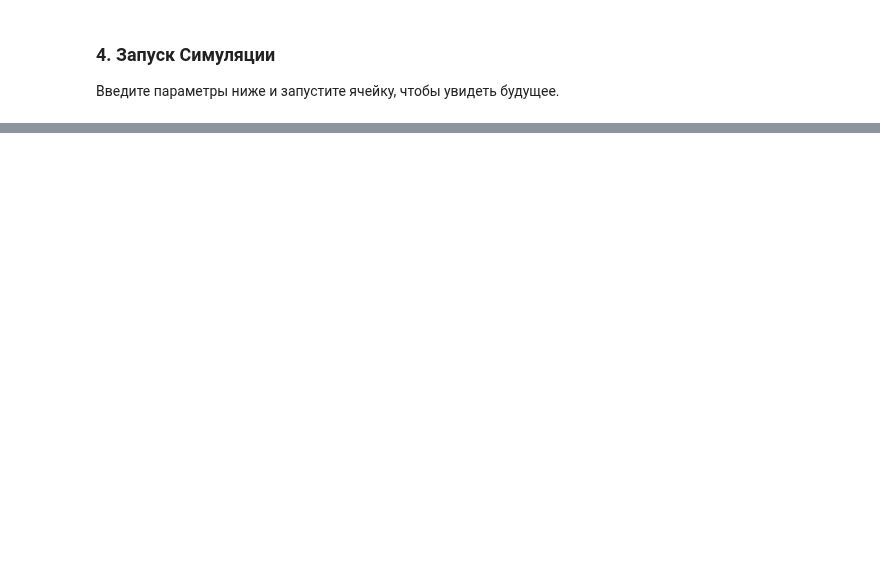
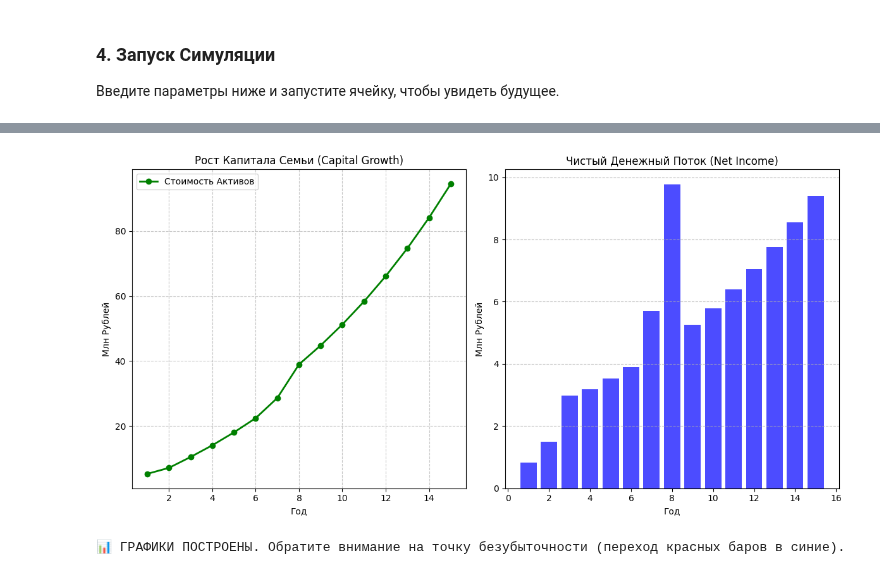
Before and after one commit to NeuroLoft/NEURO-ESTATE, a Jupyter notebook: Neuro_Estate_Simulation.ipynb, the cells around one changed output, grey strips where cells are left out. Saved outputs shown, nothing was run; the diff lists cells and outputs as text; code cells hidden in the pictures; blank space fills up the shorter version.

```diff
--- a/Neuro_Estate_Simulation.ipynb
+++ b/Neuro_Estate_Simulation.ipynb
@@ -275,0 +301,35 @@ print("\n")
+# %%
+# --- ВИЗУАЛИЗАЦИЯ РЕЗУЛЬТАТОВ (ГРАФИКИ) ---
+
+years_data = [r.year for r in kernel.history]
+net_income_data = [r.net_income / 1e6 for r in kernel.history] # В миллионах
+valuation_data = [r.capital_valuation / 1e6 for r in kernel.history] # В миллионах
+
+plt.figure(figsize=(12, 6))
+
+# График 1: Рост Капитализации (Valuation)
+plt.subplot(1, 2, 1)
+plt.plot(years_data, valuation_data, marker='o', color='green', linewidth=2, label='Стоимость Активов')
+plt.title('Рост Капитала Семьи (Capital Growth)', fontsize=12)
+plt.xlabel('Год')
+plt.ylabel('Млн Рублей')
+plt.grid(True, linestyle='--', alpha=0.7)
+plt.legend()
+
+# График 2: Чистая Прибыль (Net Income)
+plt.subplot(1, 2, 2)
+colors = ['red' if x < 0 else 'blue' for x in net_income_data]
+plt.bar(years_data, net_income_data, color=colors, alpha=0.7)
+plt.axhline(0, color='black', linewidth=1)
+plt.title('Чистый Денежный Поток (Net Income)', fontsize=12)
+plt.xlabel('Год')
+plt.ylabel('Млн Рублей')
+plt.grid(axis='y', linestyle='--', alpha=0.7)
+
+plt.tight_layout()
+plt.show()
+
+cprint("\n📊 ГРАФИКИ ПОСТРОЕНЫ. Обратите внимание на точку безубыточности (переход красных баров в синие).", TerminalColors.CYAN)
+# %% [output]
+[figure, added]
+📊 ГРАФИКИ ПОСТРОЕНЫ. Обратите внимание на точку безубыточности (переход красных баров в синие).
```
Also changed, not shown: parts of 5 cells of this notebook, 13 other files.
